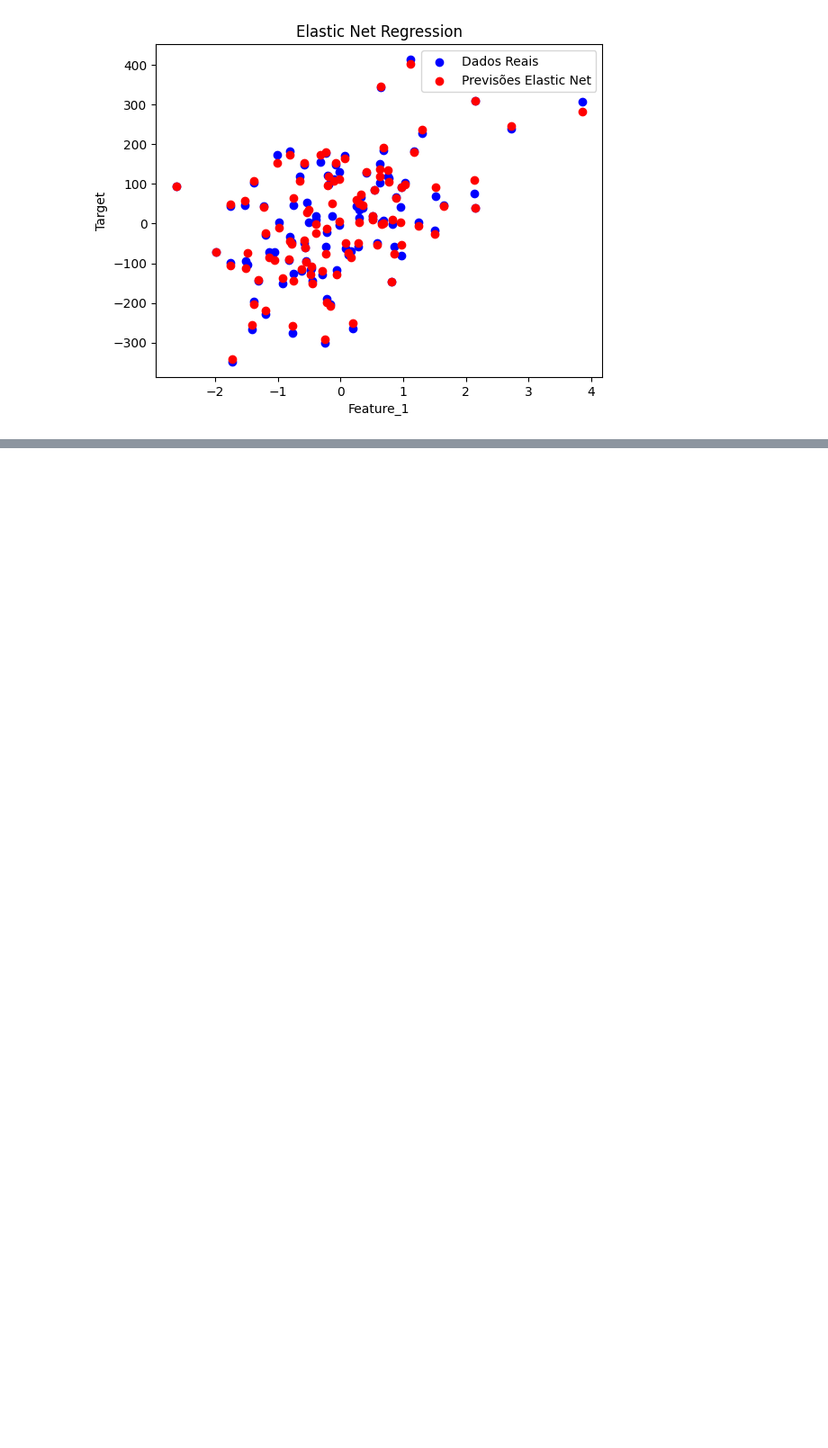
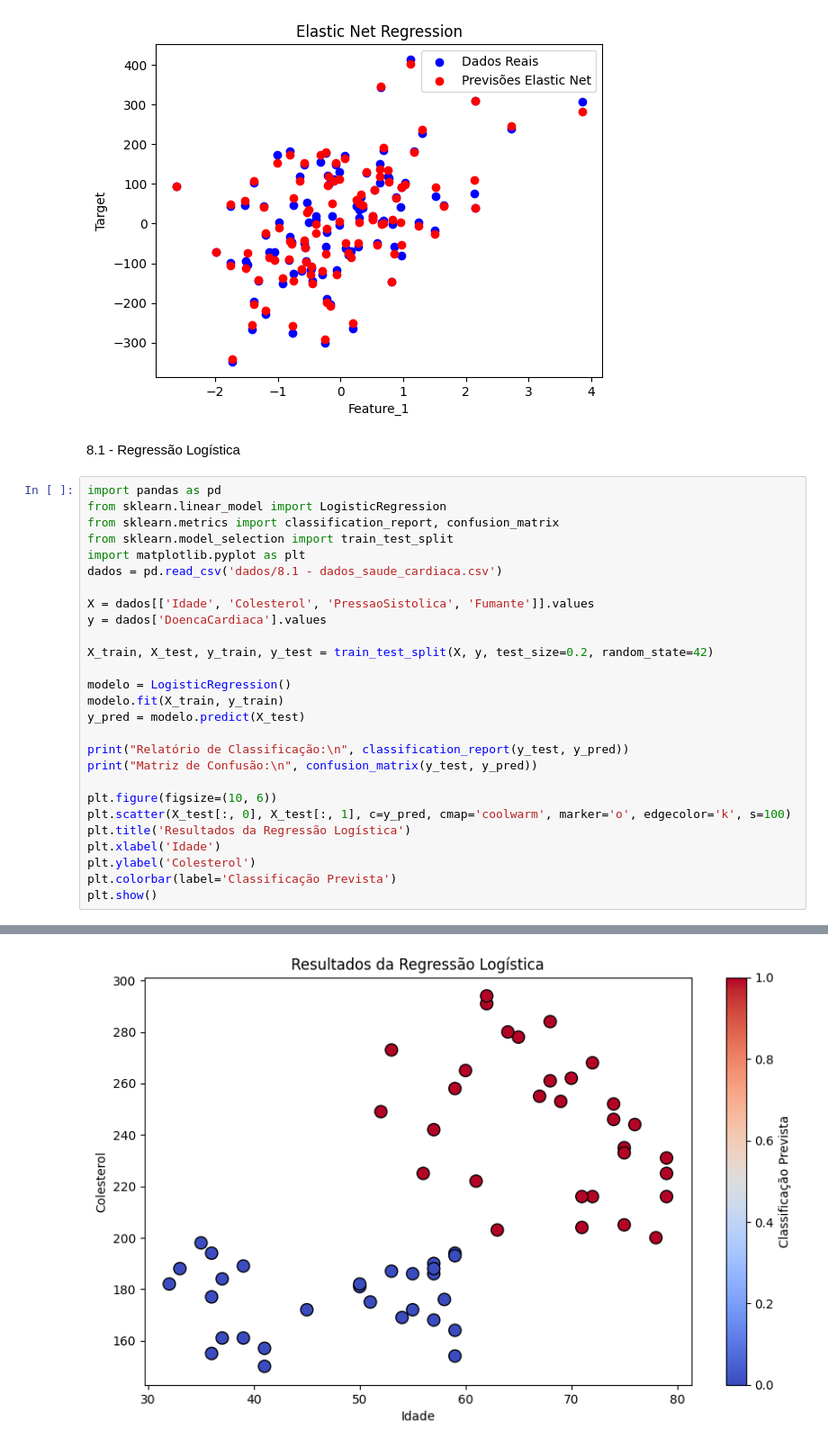
Before and after one commit to ML-grupo-5/.github, a Jupyter notebook: aprendizado_de_maquina/atividades.ipynb, the cells around one changed output, grey strips where cells are left out. Shown at 90% size. Cells and saved outputs as stored; diff of their text form; blank space fills up the shorter version.

```diff
--- a/aprendizado_de_maquina/atividades.ipynb
+++ b/aprendizado_de_maquina/atividades.ipynb
@@ -248,3 +248,33 @@ plt.legend()
 plt.show()
 # %% [output]
 [figure]
+# %% [markdown]
+8.1 - Regressão Logística
+# %%
+import pandas as pd
+from sklearn.linear_model import LogisticRegression
+from sklearn.metrics import classification_report, confusion_matrix
+from sklearn.model_selection import train_test_split
+import matplotlib.pyplot as plt
+dados = pd.read_csv('dados/8.1 - dados_saude_cardiaca.csv')
+
+X = dados[['Idade', 'Colesterol', 'PressaoSistolica', 'Fumante']].values
+y = dados['DoencaCardiaca'].values
+
+X_train, X_test, y_train, y_test = train_test_split(X, y, test_size=0.2, random_state=42)
+
+modelo = LogisticRegression()
+modelo.fit(X_train, y_train)
+y_pred = modelo.predict(X_test)
+
+print("Relatório de Classificação:\n", classification_report(y_test, y_pred))
+print("Matriz de Confusão:\n", confusion_matrix(y_test, y_pred))
+
+plt.figure(figsize=(10, 6))
+plt.scatter(X_test[:, 0], X_test[:, 1], c=y_pred, cmap='coolwarm', marker='o', edgecolor='k', s=100)
+plt.title('Resultados da Regressão Logística')
+plt.xlabel('Idade')
+plt.ylabel('Colesterol')
+plt.colorbar(label='Classificação Prevista')
+plt.show()
+# %% [output]
@@ -250,0 +294 @@ plt.show()
+[figure, added]
```
Also changed, not shown: parts of 1 cell of this notebook.
